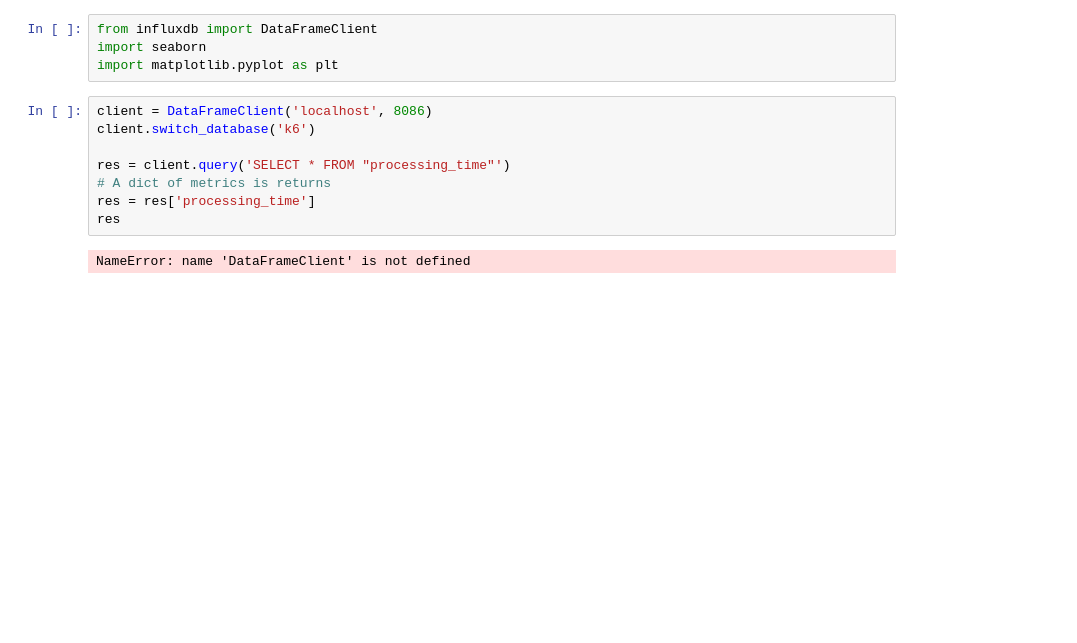
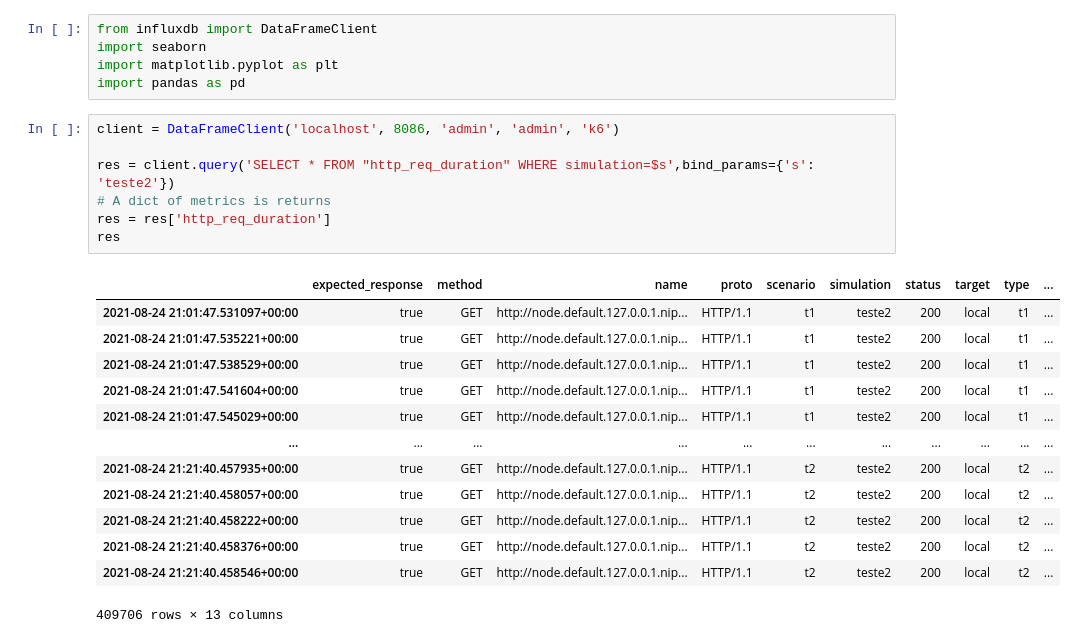
Before and after one commit to newtonisaac/master-lab, a Jupyter notebook: benchmark/notebooks/histogram.ipynb, the cells around one changed output. Drawn from its saved outputs; the diff is of its cells as text; blank space fills up the shorter version.

```diff
--- a/benchmark/notebooks/histogram.ipynb
+++ b/benchmark/notebooks/histogram.ipynb
@@ -26,14 +26,26 @@ ERRO[0003] Couldn't write stats                          error="Post \"http://lo
 from influxdb import DataFrameClient
 import seaborn
 import matplotlib.pyplot as plt
+import pandas as pd
 # %%
-client = DataFrameClient('localhost', 8086)
-client.switch_database('k6')
+client = DataFrameClient('localhost', 8086, 'admin', 'admin', 'k6')
 
-res = client.query('SELECT * FROM "processing_time"')
+res = client.query('SELECT * FROM "http_req_duration" WHERE simulation=$s',bind_params={'s': 'teste2'})
 # A dict of metrics is returns
-res = res['processing_time']
+res = res['http_req_duration']
 res
 # %% [output]
+|  | expected_response | method | name | proto | scenario | simulation | status | target | type | ... |
+| 2021-08-24 21:01:47.531097+00:00 | true | GET | http://node.default.127.0.0.1.nip... | HTTP/1.1 | t1 | teste2 | 200 | local | t1 | ... |
+| 2021-08-24 21:01:47.535221+00:00 | true | GET | http://node.default.127.0.0.1.nip... | HTTP/1.1 | t1 | teste2 | 200 | local | t1 | ... |
+| 2021-08-24 21:01:47.538529+00:00 | true | GET | http://node.default.127.0.0.1.nip... | HTTP/1.1 | t1 | teste2 | 200 | local | t1 | ... |
+| 2021-08-24 21:01:47.541604+00:00 | true | GET | http://node.default.127.0.0.1.nip... | HTTP/1.1 | t1 | teste2 | 200 | local | t1 | ... |
+| 2021-08-24 21:01:47.545029+00:00 | true | GET | http://node.default.127.0.0.1.nip... | HTTP/1.1 | t1 | teste2 | 200 | local | t1 | ... |
+| ... | ... | ... | ... | ... | ... | ... | ... | ... | ... | ... |
+| 2021-08-24 21:21:40.457935+00:00 | true | GET | http://node.default.127.0.0.1.nip... | HTTP/1.1 | t2 | teste2 | 200 | local | t2 | ... |
+| 2021-08-24 21:21:40.458057+00:00 | true | GET | http://node.default.127.0.0.1.nip... | HTTP/1.1 | t2 | teste2 | 200 | local | t2 | ... |
+| 2021-08-24 21:21:40.458222+00:00 | true | GET | http://node.default.127.0.0.1.nip... | HTTP/1.1 | t2 | teste2 | 200 | local | t2 | ... |
+| 2021-08-24 21:21:40.458376+00:00 | true | GET | http://node.default.127.0.0.1.nip... | HTTP/1.1 | t2 | teste2 | 200 | local | t2 | ... |
+| 2021-08-24 21:21:40.458546+00:00 | true | GET | http://node.default.127.0.0.1.nip... | HTTP/1.1 | t2 | teste2 | 200 | local | t2 | ... |
-NameError: name 'DataFrameClient' is not defined
+409706 rows × 13 columns
 # %%
```
Also changed, not shown: parts of 4 cells of this notebook, 58 other files.
